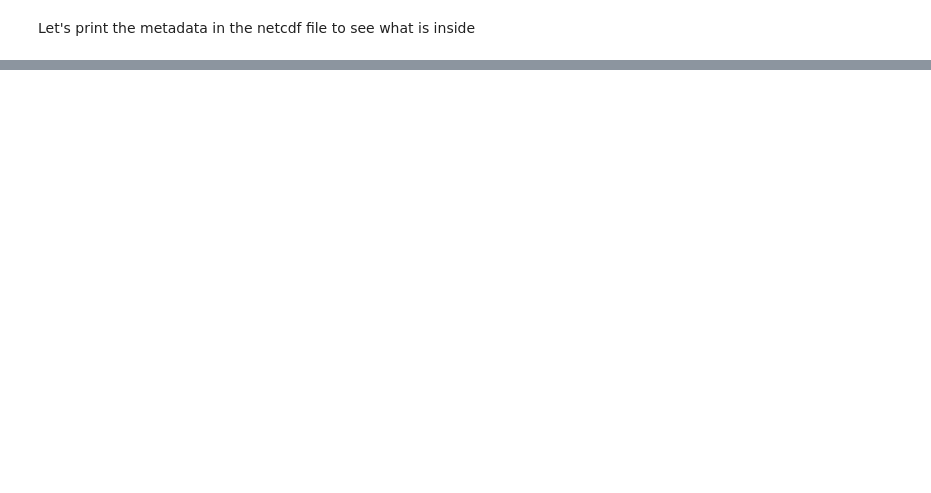
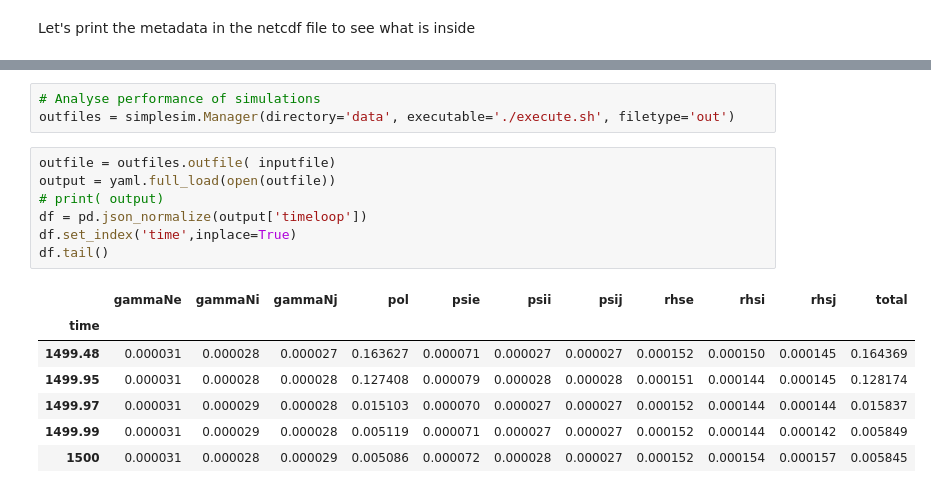
Before and after one commit to mwiesenberger/impurities, a Jupyter notebook: first_plot.ipynb, the cells around one changed output, grey strips where cells are left out. Drawn from its saved outputs; the diff is of its cells as text; blank space fills up the shorter version.

Commit message:
Test parser for yaml performance output

```diff
--- a/first_plot.ipynb
+++ b/first_plot.ipynb
@@ -230,0 +234,18 @@ plt.plot( time, (total_energy[0]-total_energy)/total_energy[0])
+# %%
+# Analyse performance of simulations
+outfiles = simplesim.Manager(directory='data', executable='./execute.sh', filetype='out')
+# %%
+outfile = outfiles.outfile( inputfile)
+output = yaml.full_load(open(outfile))
+# print( output)
+df = pd.json_normalize(output['timeloop'])
+df.set_index('time',inplace=True)
+df.tail()
+# %% [output]
+|  | gammaNe | gammaNi | gammaNj | pol | psie | psii | psij | rhse | rhsi | rhsj | total |
+| time |  |  |  |  |  |  |  |  |  |  |  |
+| 1499.48 | 0.000031 | 0.000028 | 0.000027 | 0.163627 | 0.000071 | 0.000027 | 0.000027 | 0.000152 | 0.000150 | 0.000145 | 0.164369 |
+| 1499.95 | 0.000031 | 0.000028 | 0.000028 | 0.127408 | 0.000079 | 0.000028 | 0.000028 | 0.000151 | 0.000144 | 0.000145 | 0.128174 |
+| 1499.97 | 0.000031 | 0.000029 | 0.000028 | 0.015103 | 0.000070 | 0.000027 | 0.000027 | 0.000152 | 0.000144 | 0.000144 | 0.015837 |
+| 1499.99 | 0.000031 | 0.000029 | 0.000028 | 0.005119 | 0.000071 | 0.000027 | 0.000027 | 0.000152 | 0.000144 | 0.000142 | 0.005849 |
+| 1500 | 0.000031 | 0.000028 | 0.000029 | 0.005086 | 0.000072 | 0.000028 | 0.000027 | 0.000152 | 0.000154 | 0.000157 | 0.005845 |
```
Also changed, not shown: parts of 12 cells of this notebook.
